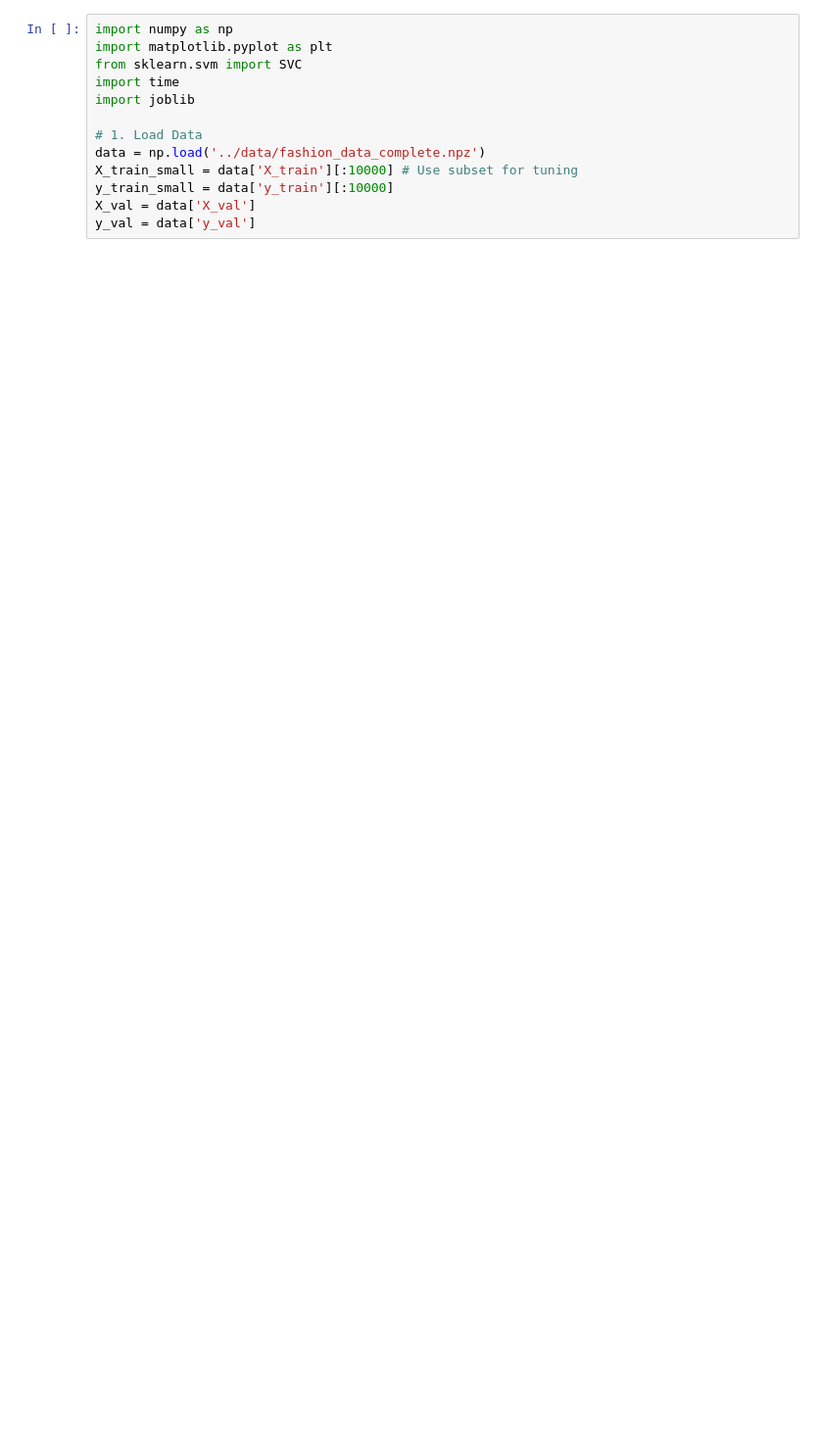
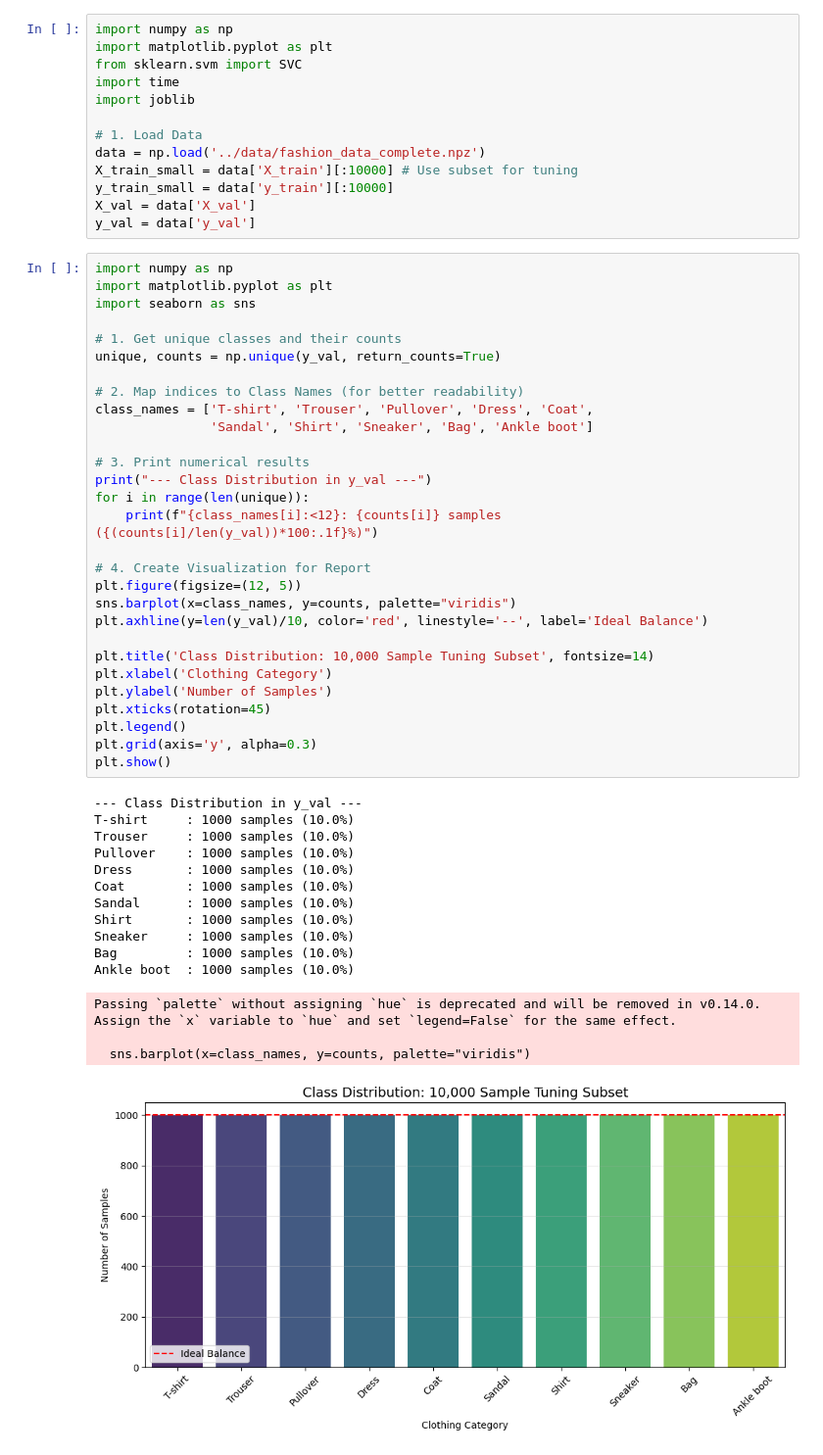
Before and after one commit to hieuvous/lab3_ML, a Jupyter notebook: models/SVM.ipynb, the cells around one changed output. Shown at 98% size. Cells and saved outputs as stored; diff of their text form; blank space fills up the shorter version.

Commit message:
tuning svm

```diff
--- a/models/SVM.ipynb
+++ b/models/SVM.ipynb
@@ -11,3 +11,48 @@ X_train_small = data['X_train'][:10000] # Use subset for tuning
 y_train_small = data['y_train'][:10000]
 X_val = data['X_val']
 y_val = data['y_val']
+# %%
+import numpy as np
+import matplotlib.pyplot as plt
+import seaborn as sns
+
+# 1. Get unique classes and their counts
+unique, counts = np.unique(y_val, return_counts=True)
+
+# 2. Map indices to Class Names (for better readability)
+class_names = ['T-shirt', 'Trouser', 'Pullover', 'Dress', 'Coat',
+               'Sandal', 'Shirt', 'Sneaker', 'Bag', 'Ankle boot']
+
+# 3. Print numerical results
+print("--- Class Distribution in y_val ---")
+for i in range(len(unique)):
+    print(f"{class_names[i]:<12}: {counts[i]} samples ({(counts[i]/len(y_val))*100:.1f}%)")
+
+# 4. Create Visualization for Report
+plt.figure(figsize=(12, 5))
+sns.barplot(x=class_names, y=counts, palette="viridis")
+plt.axhline(y=len(y_val)/10, color='red', linestyle='--', label='Ideal Balance')
+
+plt.title('Class Distribution: 10,000 Sample Tuning Subset', fontsize=14)
+plt.xlabel('Clothing Category')
+plt.ylabel('Number of Samples')
+plt.xticks(rotation=45)
+plt.legend()
+plt.grid(axis='y', alpha=0.3)
+plt.show()
+# %% [output]
+--- Class Distribution in y_val ---
+T-shirt     : 1000 samples (10.0%)
+Trouser     : 1000 samples (10.0%)
+Pullover    : 1000 samples (10.0%)
+Dress       : 1000 samples (10.0%)
+Coat        : 1000 samples (10.0%)
+Sandal      : 1000 samples (10.0%)
+Shirt       : 1000 samples (10.0%)
+Sneaker     : 1000 samples (10.0%)
+Bag         : 1000 samples (10.0%)
+Ankle boot  : 1000 samples (10.0%)
+Passing `palette` without assigning `hue` is deprecated and will be removed in v0.14.0. Assign the `x` variable to `hue` and set `legend=False` for the same effect.
+
+  sns.barplot(x=class_names, y=counts, palette="viridis")
+[figure, added]
```
Also changed, not shown: parts of 4 cells of this notebook, 11 other files.
